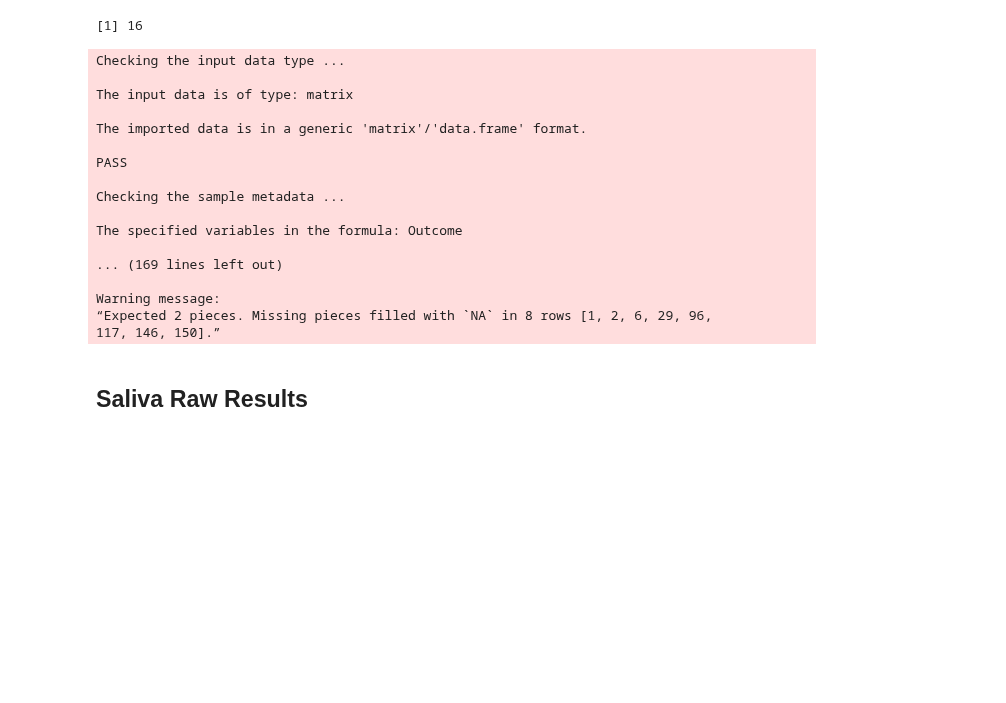
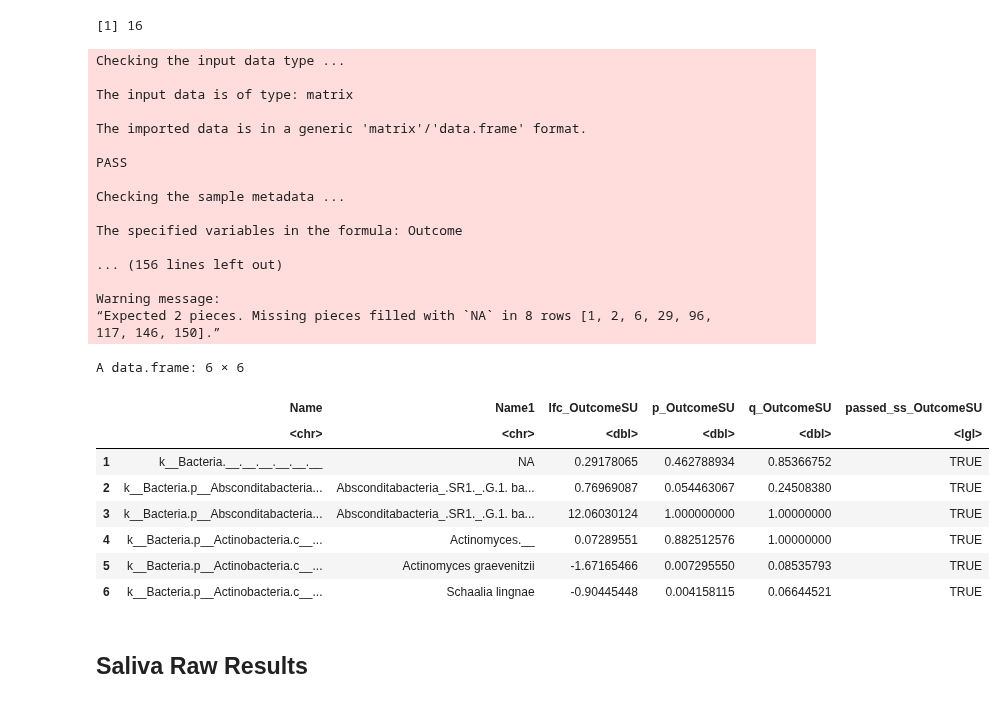
Before and after one commit to Ragerlab/P1013.-Microbiome-Peanut-Allergy, a Jupyter notebook: 1. Descriptive Statistics/Descriptive Statistics.ipynb, the cells around one changed output. Drawn from its saved outputs; the diff is of its cells as text; code cells hidden in the pictures; blank space fills up the shorter version.

```diff
--- a/1. Descriptive Statistics/Descriptive Statistics.ipynb
+++ b/1. Descriptive Statistics/Descriptive Statistics.ipynb
@@ -203,7 +222,7 @@ nrow(v1_stool_df)
 [1] 16
 # %%
 # setting seed for reproducibility
-get_ancombc2_results = function(df, formula, value, paired_test, group_var){
+get_ancombc2_results = function(df, formula, value, paired_test, group_var, interest_group){
     # add words!!!
 
     set.seed(123)
@@ -222,16 +241,21 @@ get_ancombc2_results = function(df, formula, value, paired_test, group_var){
     final_df = output$res %>%
         select(!matches(removed_cols)) %>%
         # cleaning up names
-        separate(taxon, c("Name", "Name1"), sep = '.g__')
+        separate(taxon, c("Name", "Name1"), sep = '.g__') %>%
+        mutate(across(Name1, ~ str_replace(string = .x, ".s__", " "))) %>%
+        mutate(across(Name1, ~ str_replace(string = .x, ".sp_", " "))) %>%
+        # selecting cols of interest
+        select(c("Name", "Name1", ends_with(paste0(group_var, interest_group)))) %>%
+        select(-starts_with("diff"))
 
     return(final_df)
     }
 
 # calling fn
-saliva_raw_model = get_ancombc2_results(v1_saliva_df, 'Outcome', 8, FALSE, 'Outcome')
-saliva_2cov_model = get_ancombc2_results(v1_saliva_df, 'Age + IgE + Outcome', 8, FALSE, 'Outcome')
-stool_raw_model = get_ancombc2_results(v1_stool_df, 'Outcome', 9, FALSE, 'Outcome')
-stool_2cov_model = get_ancombc2_results(v1_stool_df, 'Age + IgE + Outcome', 9, FALSE, 'Outcome')
+saliva_raw_model = get_ancombc2_results(v1_saliva_df, 'Outcome', 8, FALSE, 'Outcome', 'SU')
+saliva_2cov_model = get_ancombc2_results(v1_saliva_df, 'Age + IgE + Outcome', 8, FALSE, 'Outcome', 'SU')
+stool_raw_model = get_ancombc2_results(v1_stool_df, 'Outcome', 9, FALSE, 'Outcome', 'SU')
+stool_2cov_model = get_ancombc2_results(v1_stool_df, 'Age + IgE + Outcome', 9, FALSE, 'Outcome', 'SU')
 # %% [output]
 Checking the input data type ...
 
@@ -245,11 +269,23 @@ Checking the sample metadata ...
 
 The specified variables in the formula: Outcome
 
-... (169 lines left out)
+... (156 lines left out)
 
 Warning message:
 “Expected 2 pieces. Missing pieces filled with `NA` in 8 rows [1, 2, 6, 29, 96,
 117, 146, 150].”
+# %%
+head(saliva_2cov_model)
+# %% [output]
+A data.frame: 6 × 6
+|  | Name | Name1 | lfc_OutcomeSU | p_OutcomeSU | q_OutcomeSU | passed_ss_OutcomeSU |
+|  | <chr> | <chr> | <dbl> | <dbl> | <dbl> | <lgl> |
+| 1 | k__Bacteria.__.__.__.__.__.__ | NA | 0.29178065 | 0.462788934 | 0.85366752 | TRUE |
+| 2 | k__Bacteria.p__Absconditabacteria... | Absconditabacteria_.SR1._.G.1. ba... | 0.76969087 | 0.054463067 | 0.24508380 | TRUE |
+| 3 | k__Bacteria.p__Absconditabacteria... | Absconditabacteria_.SR1._.G.1. ba... | 12.06030124 | 1.000000000 | 1.00000000 | TRUE |
+| 4 | k__Bacteria.p__Actinobacteria.c__... | Actinomyces.__ | 0.07289551 | 0.882512576 | 1.00000000 | TRUE |
+| 5 | k__Bacteria.p__Actinobacteria.c__... | Actinomyces graevenitzii | -1.67165466 | 0.007295550 | 0.08535793 | TRUE |
+| 6 | k__Bacteria.p__Actinobacteria.c__... | Schaalia lingnae | -0.90445448 | 0.004158115 | 0.06644521 | TRUE |
 # %% [markdown]
 ## Saliva Raw Results
 # %%
```
Also changed, not shown: parts of 5 cells of this notebook.
